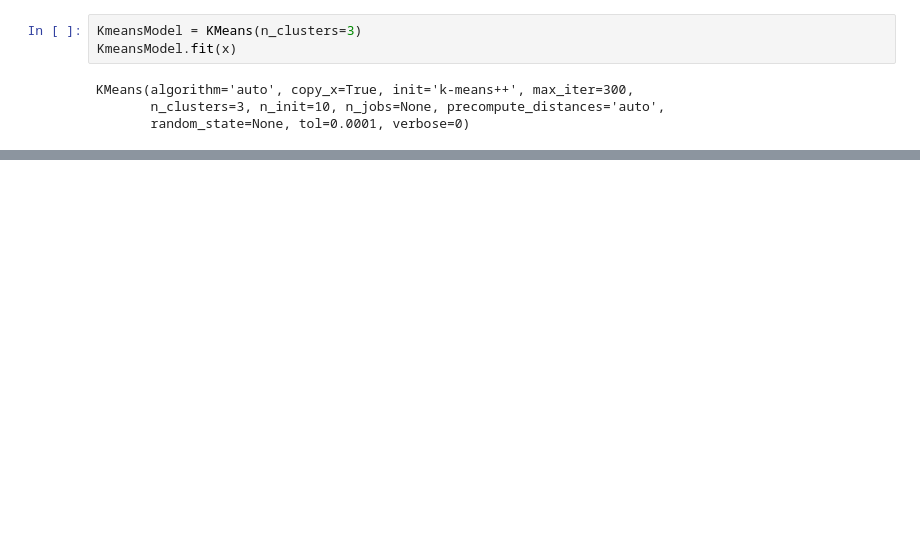
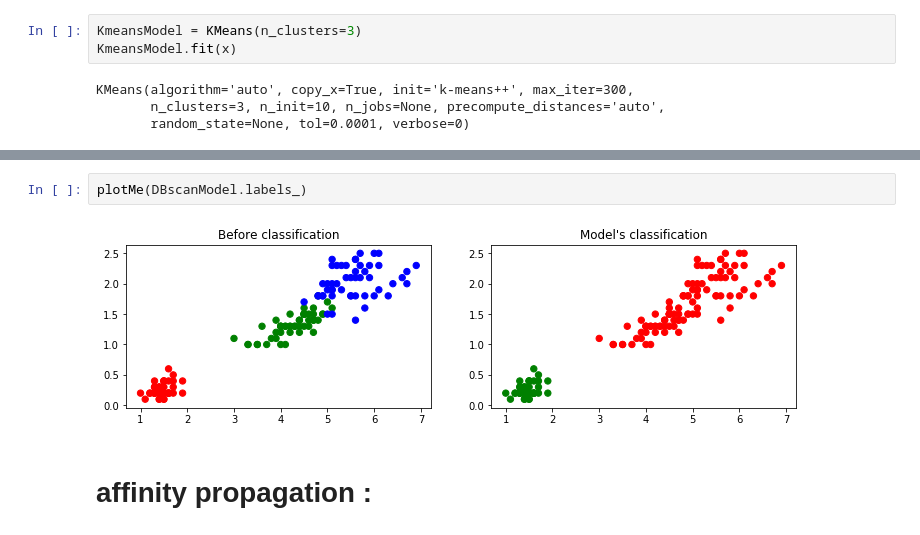
Before and after one commit to AlirezaAzadbakht/iris-Clustering, a Jupyter notebook: irisGoldFeature.ipynb, the cells around one changed output, grey strips where cells are left out. Drawn from its saved outputs; the diff is of its cells as text; blank space fills up the shorter version.

```diff
--- a/irisGoldFeature.ipynb
+++ b/irisGoldFeature.ipynb
@@ -95,0 +110,6 @@ KMeans(algorithm='auto', copy_x=True, init='k-means++', max_iter=300,
+# %%
+plotMe(DBscanModel.labels_)
+# %% [output]
+[figure, added]
+# %% [markdown]
+# affinity propagation :
```
Also changed, not shown: parts of 20 cells of this notebook.
